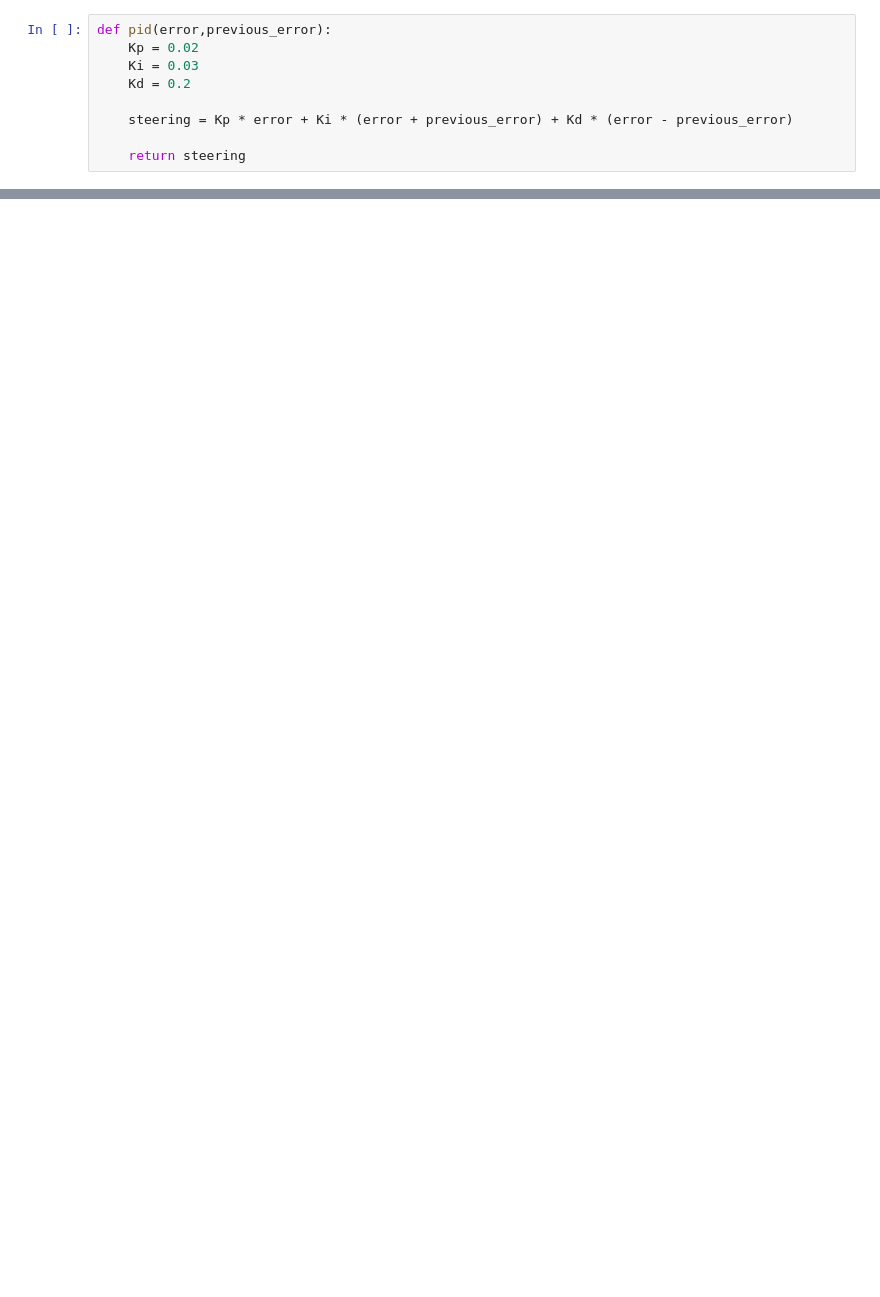
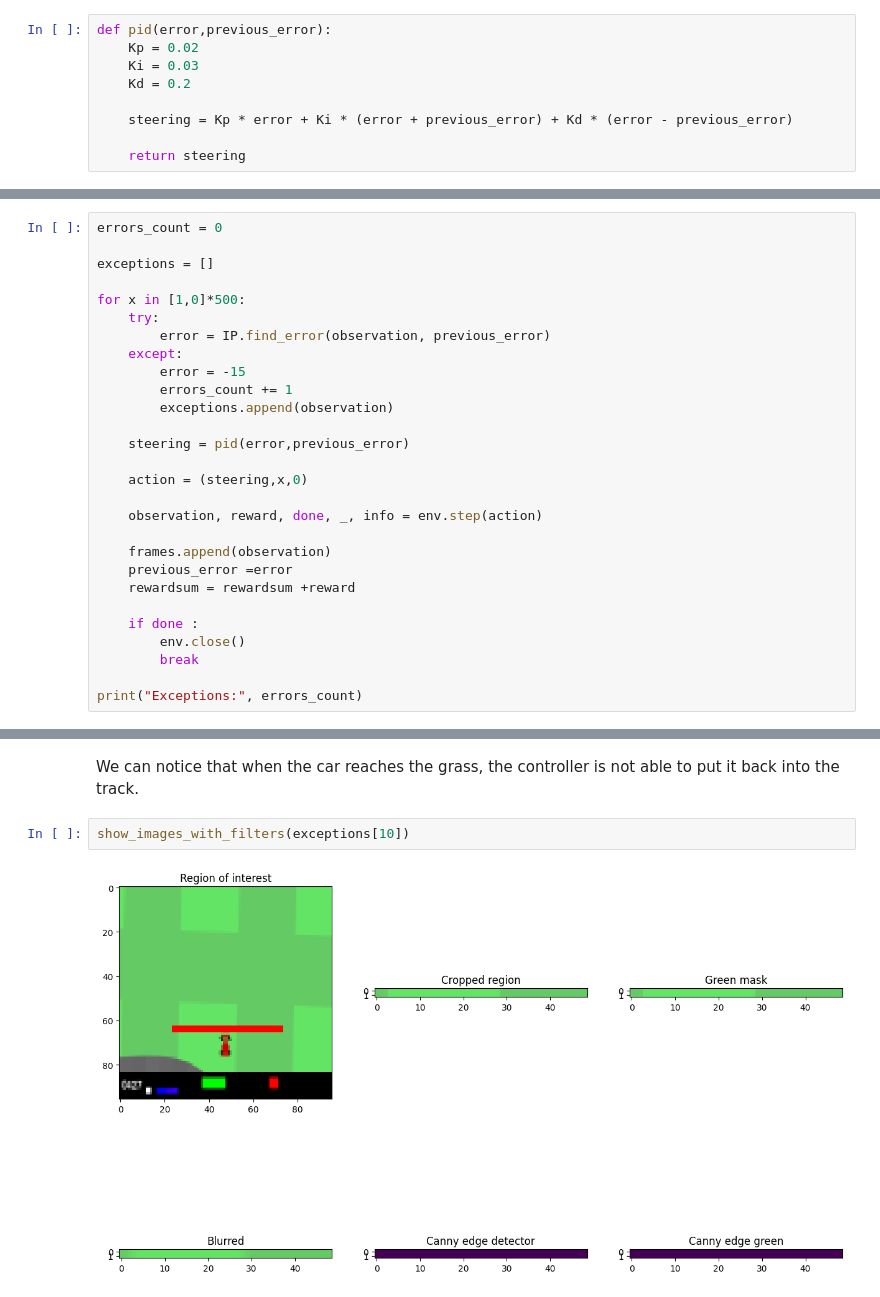
Before and after one commit to albertoZurini/magi, a Jupyter notebook: 1_anno/1_semestre/data_driven/proj/Solving-OpenAI-CarRacing-v0/Solving_OpenAI_CarRacing_v0_using_PID_controllers_.ipynb, the cells around one changed output, grey strips where cells are left out. Saved outputs shown, nothing was run; the diff lists cells and outputs as text; blank space fills up the shorter version.

```diff
--- a/1_anno/1_semestre/data_driven/proj/Solving-OpenAI-CarRacing-v0/Solving_OpenAI_CarRacing_v0_using_PID_controllers_.ipynb
+++ b/1_anno/1_semestre/data_driven/proj/Solving-OpenAI-CarRacing-v0/Solving_OpenAI_CarRacing_v0_using_PID_controllers_.ipynb
@@ -263,0 +226,28 @@ ax1.imshow(observation)
+# %%
+errors_count = 0
+
+exceptions = []
+
+for x in [1,0]*500:
+    try:
+        error = IP.find_error(observation, previous_error)
+    except:
+        error = -15
+        errors_count += 1
+        exceptions.append(observation)
+
+    steering = pid(error,previous_error)
+
+    action = (steering,x,0)
+
+    observation, reward, done, _, info = env.step(action)
+
+    frames.append(observation)
+    previous_error =error
+    rewardsum = rewardsum +reward
+
+    if done :
+        env.close()
+        break
+
+print("Exceptions:", errors_count)
@@ -263,0 +370,6 @@ ax1.imshow(observation)
+# %% [markdown]
+We can notice that when the car reaches the grass, the controller is not able to put it back into the track.
+# %%
+show_images_with_filters(exceptions[10])
+# %% [output]
+[figure, added]
```
Also changed, not shown: parts of 61 cells of this notebook, 3 other files.
